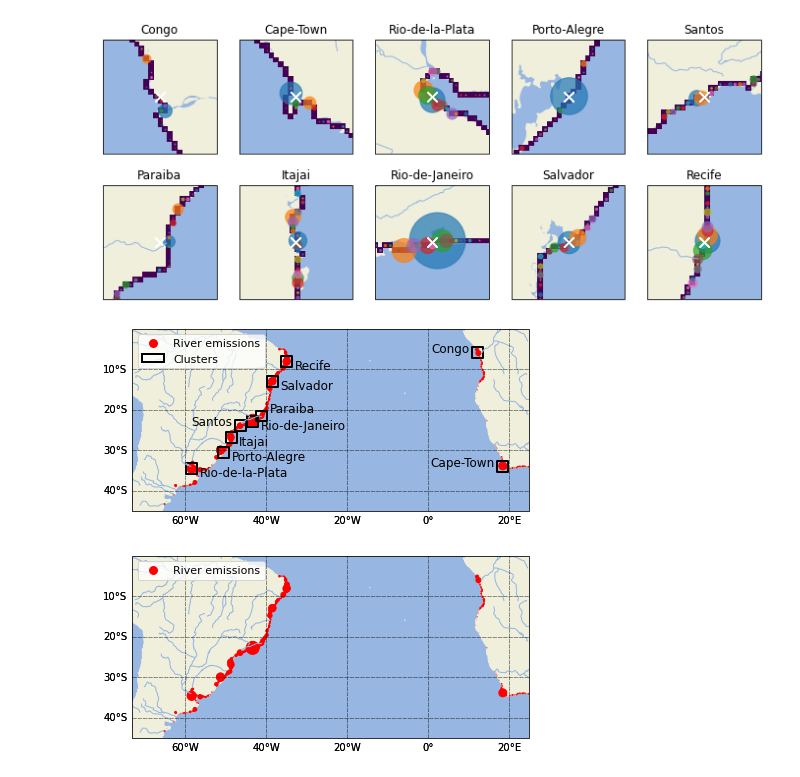
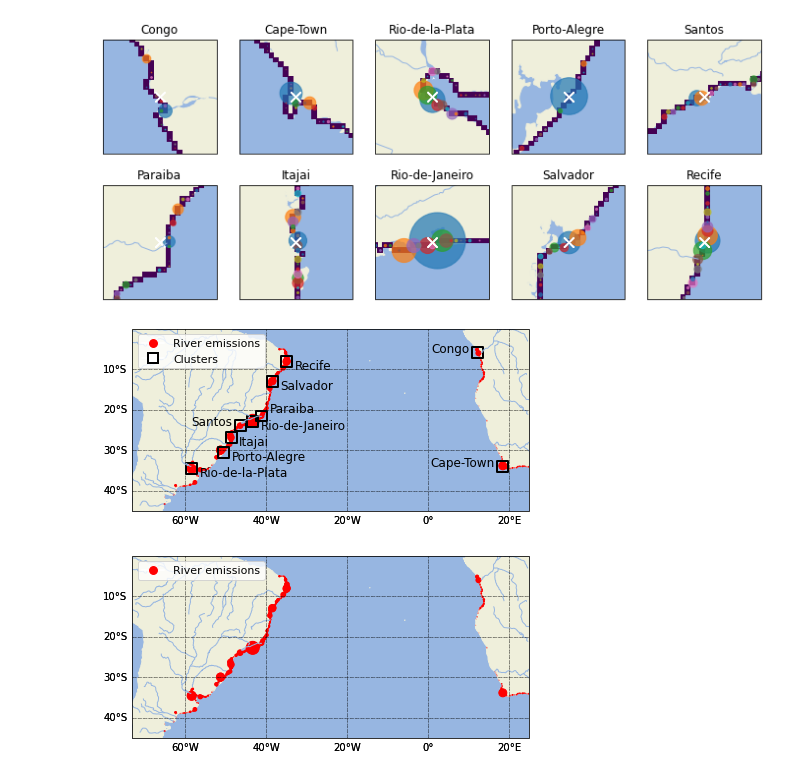
Before and after one commit to OceanParcels/BayesianAnalysis_SouthAtlantic, a Jupyter notebook: notebooks/Standard_method_release_particles_from_river_locations.ipynb, the cells around one changed output. Saved outputs shown, nothing was run; the diff lists cells and outputs as text; code cells hidden in the pictures.

```diff
--- a/notebooks/Standard_method_release_particles_from_river_locations.ipynb
+++ b/notebooks/Standard_method_release_particles_from_river_locations.ipynb
@@ -465,50 +465,37 @@ for loc in Sudamerica:
                s=120, marker='s', linewidths=2, edgecolors='k', facecolor="None",
               label='Cluster')
     ax.text(adjusted_cluster[loc][1]+2, adjusted_cluster[loc][0]-2, s=loc,
            fontsize=12)
 
 annoying = ['Paraiba']
 
 for loc in annoying:
     ax.scatter(adjusted_cluster[loc][1], adjusted_cluster[loc][0],
                s=120, marker='s', linewidths=2, edgecolors='k', facecolor="None",
               label='Cluster')
     ax.text(adjusted_cluster[loc][1]+2, adjusted_cluster[loc][0]+1, s=loc,
            fontsize=12)
 
 Africa = ['Congo', 'Cape-Town', 'Santos']
 for loc in Africa:
     ax.scatter(adjusted_cluster[loc][1], adjusted_cluster[loc][0],
                s=120, marker='s', linewidths=2, edgecolors='k', facecolor="None",
               label='Cluster')
     ax.text(adjusted_cluster[loc][1]-2, adjusted_cluster[loc][0], s=loc,
            fontsize=12, ha='right')
 
 
-
-# legend_elements = [Line2D([0], [0], marker='o', color='w', label='',
-#                           markerfacecolor=colors[0], markersize=15),
-#                    Line2D([0], [0], marker='o', color='w', label='Lebreton',
-#                           markerfacecolor=colors[0], markersize=10),
-#                    Line2D([0], [0], marker='o', color='w', label='river inputs',
-#                           markerfacecolor=colors[0], markersize=7.5),
-#                    Line2D([0], [0], marker='o', color='w', label='',
-#                           markerfacecolor=colors[0], markersize=5),
-#                   Rectangle((0,0), 0, 2, facecolor='None', edgecolor='k',
-#                             lw=2, label='Clusters')]
-
-legend_elements = [
-                   Line2D([0], [0], marker='o', color='w', label='River emissions',
+legend_elements = [Line2D([0], [0], marker='o', color='w', label='River emissions',
                           markerfacecolor='r', markersize=10),
-                  Rectangle((0,0), 0, 2, facecolor='None', edgecolor='k',
-                            lw=2, label='Clusters')]
+                    Line2D([0], [0], marker='s', color='w', label='Clusters',
+                          markerfacecolor='w', markeredgecolor='k', markeredgewidth=2, markersize=10)]
 
 ax.legend(handles=legend_elements, loc='upper left',
          fontsize=11)
 
 plt.savefig('../article_figs/clusters.png', dpi=200)
 # %% [output]
-[figure, old version]
+[figure, new version]
 # %%
 fig,ax = plt.subplots(figsize=(6,4),
                       subplot_kw={'projection': ccrs.PlateCarree()}, constrained_layout=True)
```
Also changed, not shown: 3 other files.
